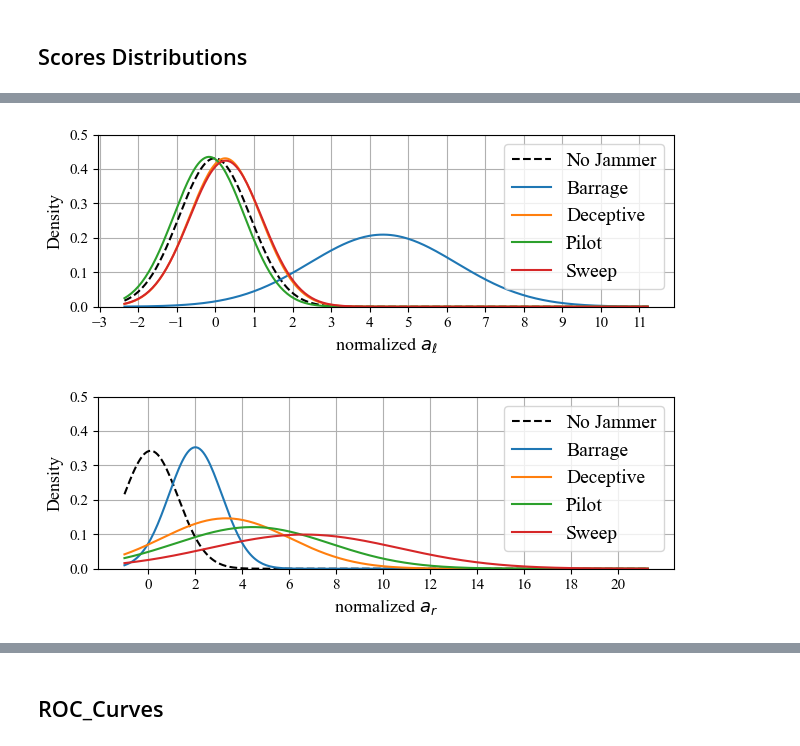
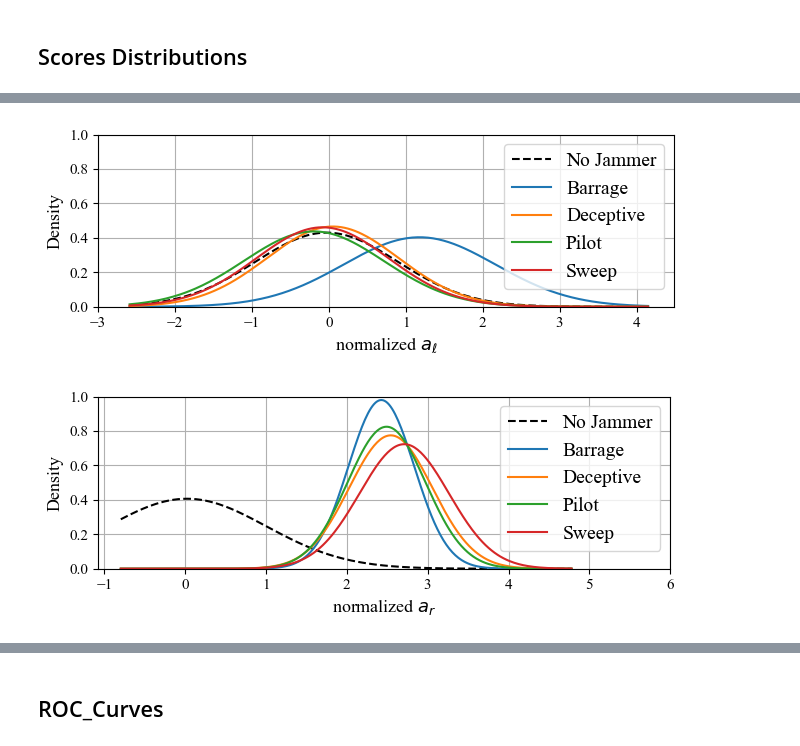
Before and after one commit to SalehiSina/ofdma-spectrum-anomalies-simulation-review, a Jupyter notebook: Example_Use/Notebooks/Evaluation.ipynb, the cells around one changed output, grey strips where cells are left out. Cells and saved outputs as stored; diff of their text form; code cells hidden in the pictures.

```diff
--- a/Example_Use/Notebooks/Evaluation.ipynb
+++ b/Example_Use/Notebooks/Evaluation.ipynb
@@ -150,11 +163,17 @@ encoder = Encoder()
 decoder = Decoder()
 
 encoder.load_state_dict(
-    torch.load("..\\Weights\\OUT\\VAE_0412-213130\\encoder_final.pt", map_location = device, weights_only=True),
+    #torch.load("..\\Weights\\OUT\\VAE_0412-213130\\encoder_final.pt", map_location = device, weights_only=True),
+    #torch.load("..\\Weights\\OUT\\VAE_0809-161826\\encoder_final.pt", map_location = device, weights_only=True),
+    #torch.load("..\\Weights\\OUT\\VAE_0817-123729\\encoder_final.pt", map_location = device, weights_only=True),
+    torch.load("..\\Weights\\OUT\\VAE_0819-122054\\encoder_final.pt", map_location = device, weights_only=True),
     strict=False
     )
 decoder.load_state_dict(
-    torch.load("..\\Weights\\OUT\\VAE_0412-213130\\decoder_final.pt", map_location = device, weights_only=True),
+    #torch.load("..\\Weights\\OUT\\VAE_0412-213130\\decoder_final.pt", map_location = device, weights_only=True),
+    #torch.load("..\\Weights\\OUT\\VAE_0809-161826\\decoder_final.pt", map_location = device, weights_only=True),
+    #torch.load("..\\Weights\\OUT\\VAE_0817-123729\\decoder_final.pt", map_location = device, weights_only=True),
+    torch.load("..\\Weights\\OUT\\VAE_0819-122054\\decoder_final.pt", map_location = device, weights_only=True),
     strict=False
     )
 # %% [output]
@@ -226,15 +286,17 @@ with torch.inference_mode():
         img = img.float()
         img = img.to(device)
 
-        mu, sigma = encoder(img)
-
-        epsilon = torch.randn_like(sigma).to(device)
-        z = mu + sigma * epsilon
-        decoded_x = decoder(z)
+        mu, log_var = encoder(img)
+        std = torch.exp(0.5 * log_var)
+        z = torch.zeros_like(mu)
+        for i in range(100):
+            epsilon = torch.randn_like(std).to(device)
+            z += mu + std * epsilon
+        z /= 100
         loss = img - decoded_x
 
         for i in range(loss.shape[0]):
-            loss[i][0] = torch.tensor(low_pass_filter_fft(loss[i][0].cpu().numpy(), 15))
+            loss[i][0] = torch.tensor(low_pass_filter_fft(loss[i][0].cpu().numpy(), LPF_CUTOFF))
 
         latent_rep = mu.cpu().numpy()
         score_l = 1-(np.mean(max_cosine_similarities(latent_rep)))
@@ -270,15 +332,18 @@ with torch.inference_mode():
         img = img.float()
         img = img.to(device)
 
-        mu, sigma = encoder(img)
-
-        epsilon = torch.randn_like(sigma).to(device)
-        z = mu + sigma * epsilon
+        mu, log_var = encoder(img)
+        std = torch.exp(0.5 * log_var)
+        z = torch.zeros_like(mu)
+        for i in range(100):
+            epsilon = torch.randn_like(std).to(device)
+            z += mu + std * epsilon
+        z /= 100
         decoded_x = decoder(z)
         loss = img - decoded_x
 
         for i in range(loss.shape[0]):
-            loss[i][0] = torch.tensor(low_pass_filter_fft(loss[i][0].cpu().numpy(), 15))
+            loss[i][0] = torch.tensor(low_pass_filter_fft(loss[i][0].cpu().numpy(), LPF_CUTOFF))
 
         latent_rep = mu.cpu().numpy()
         score_l = 1-(np.mean(max_cosine_similarities(latent_rep)))
@@ -290,6 +355,7 @@ with torch.inference_mode():
         score = l + r
 
         Jammers.append("Normal")
+
         S_total.append(score)
         S_latent.append(l)
         S_rec.append(r)
@@ -366,38 +556,38 @@ for scores, title, xlabel, filename in zip(
     for lab in KNOWN_JAMMERS:
         data = scores[labels == lab]
 
         mu, sigma = data.mean(), data.std()
         y = norm.pdf(x, mu, sigma)
 
         if lab == "Normal":
             ax.plot(x, y, label="No Jammer", linestyle="--", color="k")
         else:
             ax.plot(x, y, label=lab)
 
         if title == "Latent Dissimilarity Score" :
-            ax.set_xticks(list(range(-3,12)))
+            ax.set_xticks(list(range(-3,5)))
         else:
-            ax.set_xticks(list(range(0,22,2)))
+            ax.set_xticks(list(range(-1,7)))
 
     ax.set_ylabel("Density", fontsize=13)
-    ax.set_ylim(0, 0.5)
+    ax.set_ylim(0, 1)
     ax.tick_params(axis='y', labelsize=11)
 
     ax.set_xlabel(xlabel, fontsize=13)
     ax.tick_params(axis='x', labelsize=11)
 
     ax.legend(fontsize=14)
     ax.grid(True)
 
     plt.tight_layout()
 
     # Save each figure separately
     plt.savefig(filename, dpi=300, bbox_inches="tight")
 
     plt.show()
 # %% [output]
-[figure, old version]
+[figure, new version]
-[figure, old version]
+[figure, new version]
 # %%
 from collections import defaultdict
 
```
Also changed, not shown: parts of 22 cells of this notebook, 23 other files.
